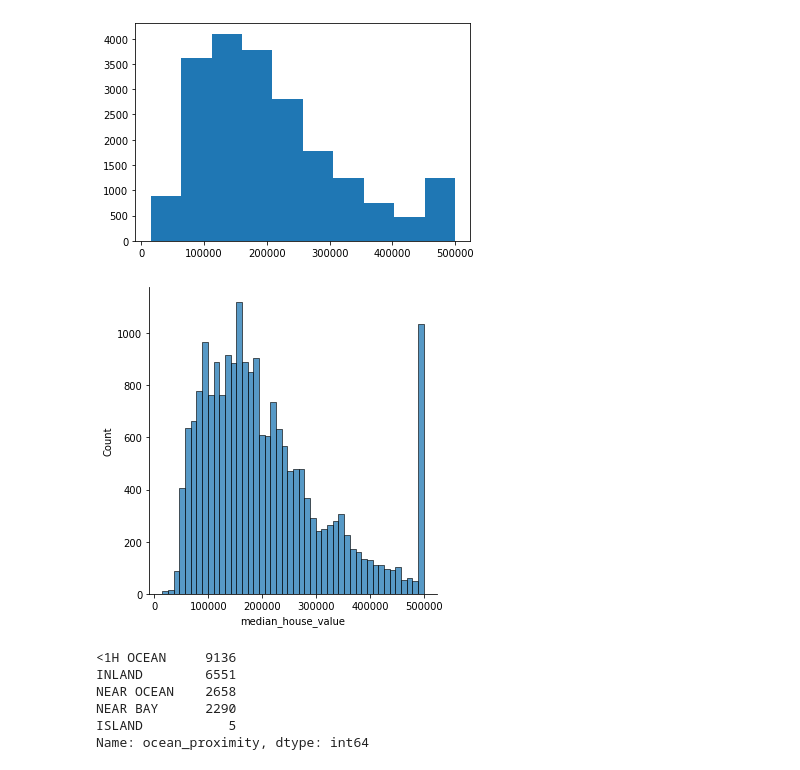
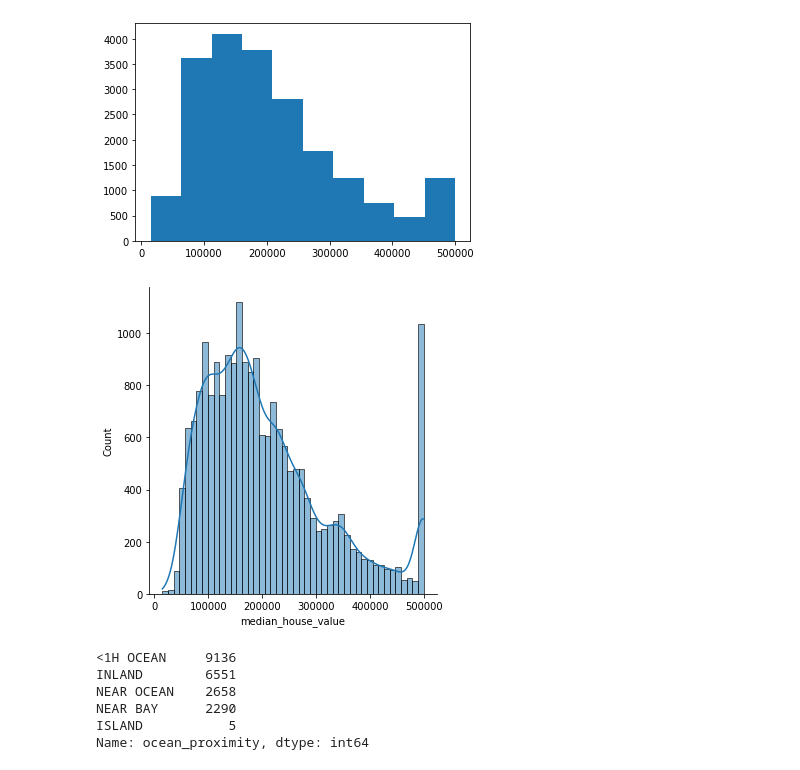
Before and after one commit to GARGI077/DataScience, a Jupyter notebook: E2E_Project.ipynb, the cells around one changed output. Drawn from its saved outputs; the diff is of its cells as text; code cells hidden in the pictures.

```diff
--- a/E2E_Project.ipynb
+++ b/E2E_Project.ipynb
@@ -121,10 +164,10 @@ plt.show()
 [figure]
 # %%
 import seaborn as sns
-sns.displot(df['median_house_value'])
+sns.displot(df["median_house_value"], kde=True)
 plt.show()
 # %% [output]
-[figure, old version]
+[figure, new version]
 # %%
 df["ocean_proximity"].value_counts()
 # %% [output]
```
Also changed, not shown: parts of 92 cells of this notebook.
